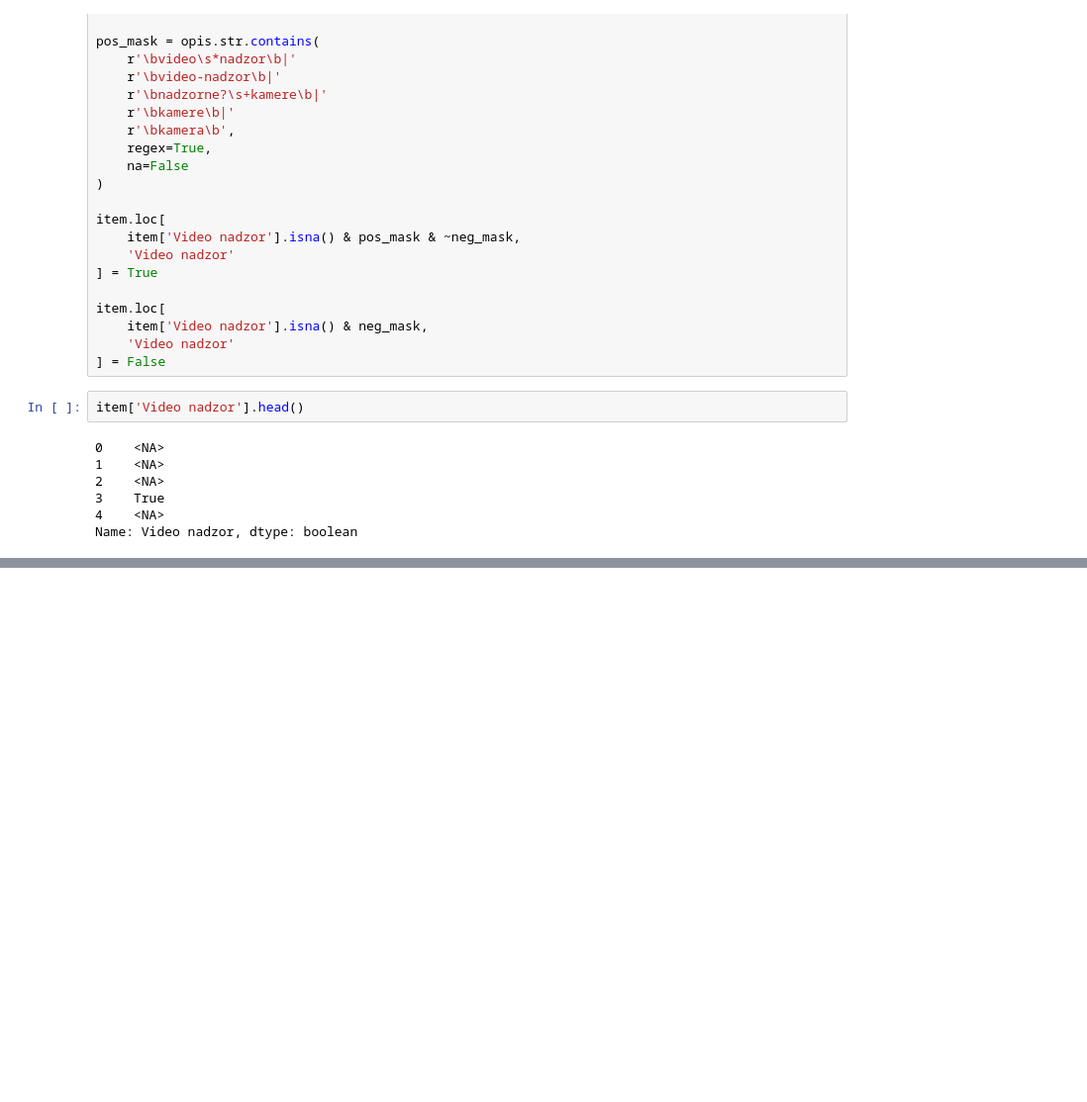
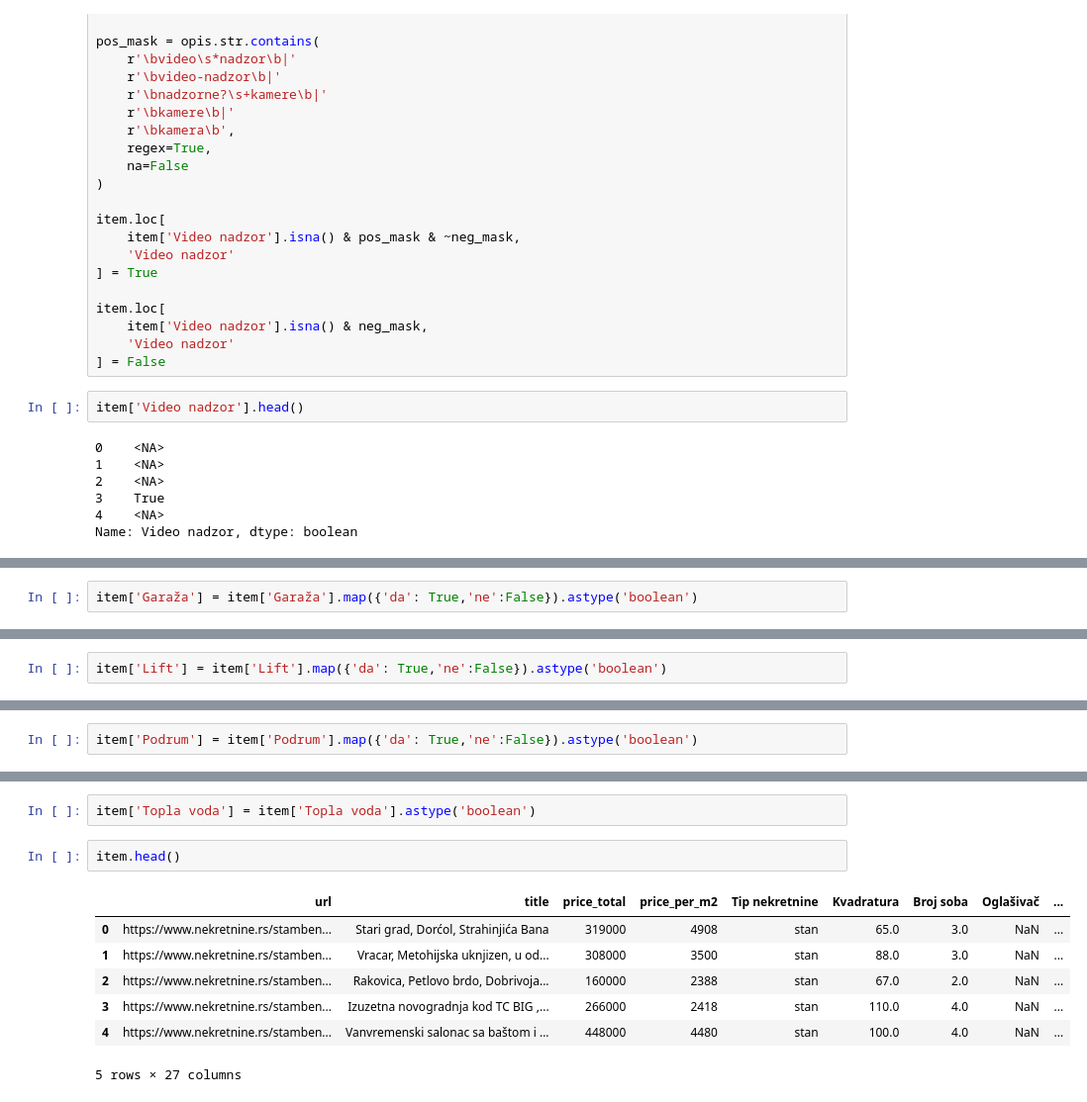
Before and after one commit to Trbaa/serbia_housing, a Jupyter notebook: preprocesing/pipeline.ipynb, the cells around one changed output, grey strips where cells are left out. Shown at 99% size. Saved outputs shown, nothing was run; the diff lists cells and outputs as text; blank space fills up the shorter version.

```diff
--- a/preprocesing/pipeline.ipynb
+++ b/preprocesing/pipeline.ipynb
@@ -566,0 +668,2 @@ Name: Video nadzor, dtype: boolean
+# %%
+item['Garaža'] = item['Garaža'].map({'da': True,'ne':False}).astype('boolean')
@@ -566,0 +721,2 @@ Name: Video nadzor, dtype: boolean
+# %%
+item['Lift'] = item['Lift'].map({'da': True,'ne':False}).astype('boolean')
@@ -566,0 +748,2 @@ Name: Video nadzor, dtype: boolean
+# %%
+item['Podrum'] = item['Podrum'].map({'da': True,'ne':False}).astype('boolean')
@@ -566,0 +780,12 @@ Name: Video nadzor, dtype: boolean
+# %%
+item['Topla voda'] = item['Topla voda'].astype('boolean')
+# %%
+item.head()
+# %% [output]
+|  | url | title | price_total | price_per_m2 | Tip nekretnine | Kvadratura | Broj soba | Oglašivač | ... |
+| 0 | https://www.nekretnine.rs/stamben... | Stari grad, Dorćol, Strahinjića Bana | 319000 | 4908 | stan | 65.0 | 3.0 | NaN | ... |
+| 1 | https://www.nekretnine.rs/stamben... | Vracar, Metohijska uknjizen, u od... | 308000 | 3500 | stan | 88.0 | 3.0 | NaN | ... |
+| 2 | https://www.nekretnine.rs/stamben... | Rakovica, Petlovo brdo, Dobrivoja... | 160000 | 2388 | stan | 67.0 | 2.0 | NaN | ... |
+| 3 | https://www.nekretnine.rs/stamben... | Izuzetna novogradnja kod TC BIG ,... | 266000 | 2418 | stan | 110.0 | 4.0 | NaN | ... |
+| 4 | https://www.nekretnine.rs/stamben... | Vanvremenski salonac sa baštom i ... | 448000 | 4480 | stan | 100.0 | 4.0 | NaN | ... |
+5 rows × 27 columns
```
Also changed, not shown: parts of 17 cells of this notebook.
